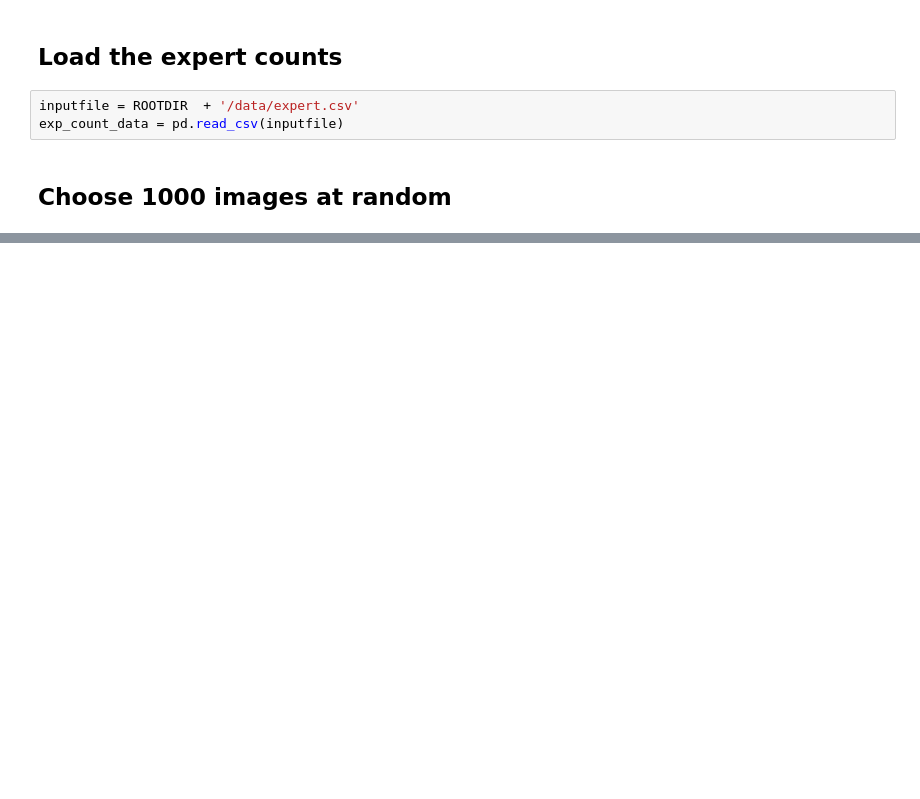
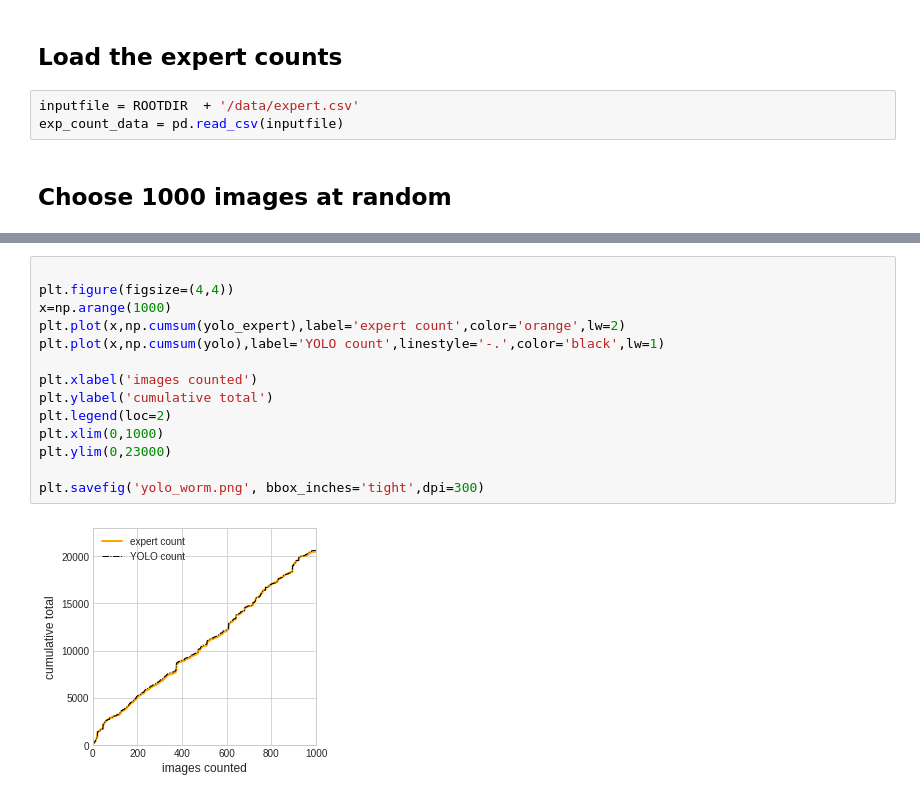
Before and after one commit to ctorney/deepWildCount, a Jupyter notebook: analysis/zooniverse.ipynb, the cells around one changed output, grey strips where cells are left out. Saved outputs shown, nothing was run; the diff lists cells and outputs as text; blank space fills up the shorter version.

```diff
--- a/analysis/zooniverse.ipynb
+++ b/analysis/zooniverse.ipynb
@@ -457,0 +294,16 @@ plt.savefig('errorvcount.png', bbox_inches='tight',dpi=300)
+# %%
+
+plt.figure(figsize=(4,4))
+x=np.arange(1000)
+plt.plot(x,np.cumsum(yolo_expert),label='expert count',color='orange',lw=2)
+plt.plot(x,np.cumsum(yolo),label='YOLO count',linestyle='-.',color='black',lw=1)
+
+plt.xlabel('images counted')
+plt.ylabel('cumulative total')
+plt.legend(loc=2)
+plt.xlim(0,1000)
+plt.ylim(0,23000)
+
+plt.savefig('yolo_worm.png', bbox_inches='tight',dpi=300)
+# %% [output]
+[figure, added]
```
Also changed, not shown: parts of 47 cells of this notebook.
